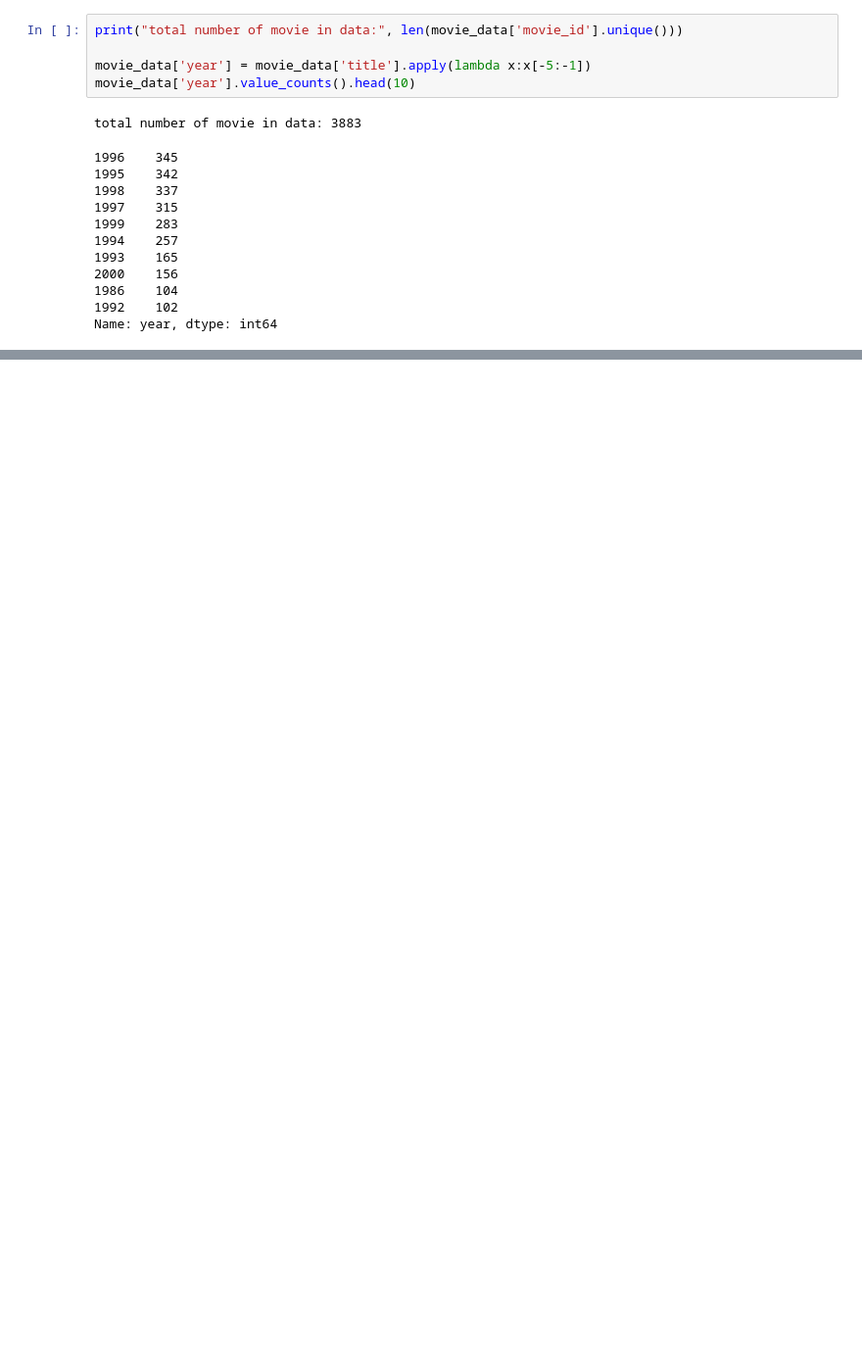
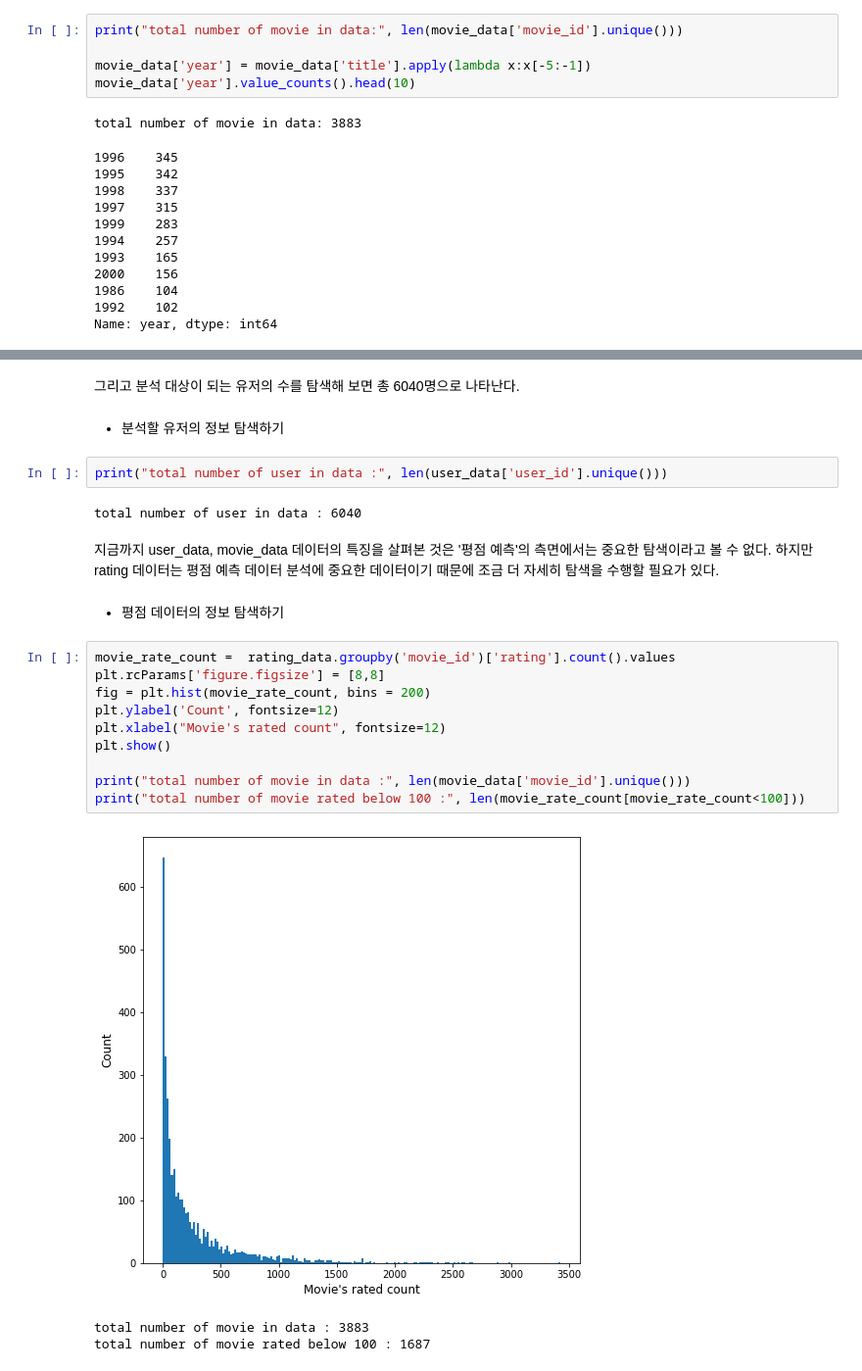
Before and after one commit to jaeyoon89/python_data_analysis, a Jupyter notebook: ch3-3_movie_rating_prediction.ipynb, the cells around one changed output, grey strips where cells are left out. Shown at 98% size. Saved outputs shown, nothing was run; the diff lists cells and outputs as text; blank space fills up the shorter version.

```diff
--- a/ch3-3_movie_rating_prediction.ipynb
+++ b/ch3-3_movie_rating_prediction.ipynb
@@ -88,0 +117,26 @@ Name: year, dtype: int64
+# %% [markdown]
+그리고 분석 대상이 되는 유저의 수를 탐색해 보면 총 6040명으로 나타난다.
+# %% [markdown]
+- 분석할 유저의 정보 탐색하기
+# %%
+print("total number of user in data :", len(user_data['user_id'].unique()))
+# %% [output]
+total number of user in data : 6040
+# %% [markdown]
+지금까지 user_data, movie_data 데이터의 특징을 살펴본 것은 '평점 예측'의 측면에서는 중요한 탐색이라고 볼 수 없다. 하지만 rating 데이터는 평점 예측 데이터 분석에 중요한 데이터이기 때문에 조금 더 자세히 탐색을 수행할 필요가 있다.
+# %% [markdown]
+-  평점 데이터의 정보 탐색하기
+# %%
+movie_rate_count =  rating_data.groupby('movie_id')['rating'].count().values
+plt.rcParams['figure.figsize'] = [8,8]
+fig = plt.hist(movie_rate_count, bins = 200)
+plt.ylabel('Count', fontsize=12)
+plt.xlabel("Movie's rated count", fontsize=12)
+plt.show()
+
+print("total number of movie in data :", len(movie_data['movie_id'].unique()))
+print("total number of movie rated below 100 :", len(movie_rate_count[movie_rate_count<100]))
+# %% [output]
+[figure, added]
+total number of movie in data : 3883
+total number of movie rated below 100 : 1687
```
Also changed, not shown: parts of 5 cells of this notebook.
